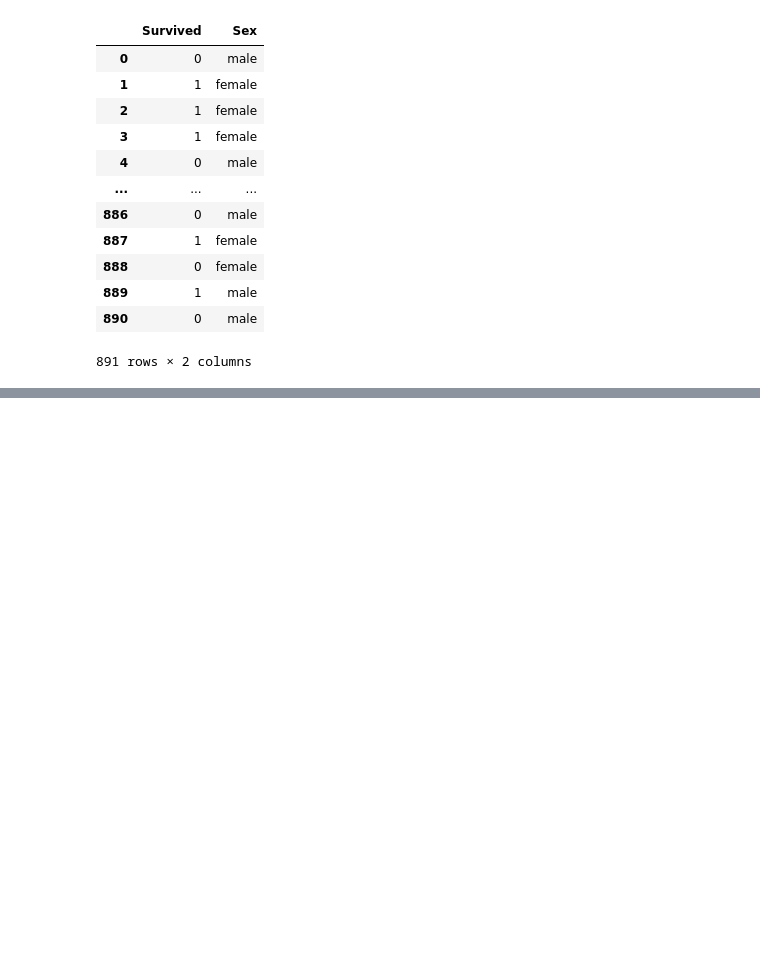
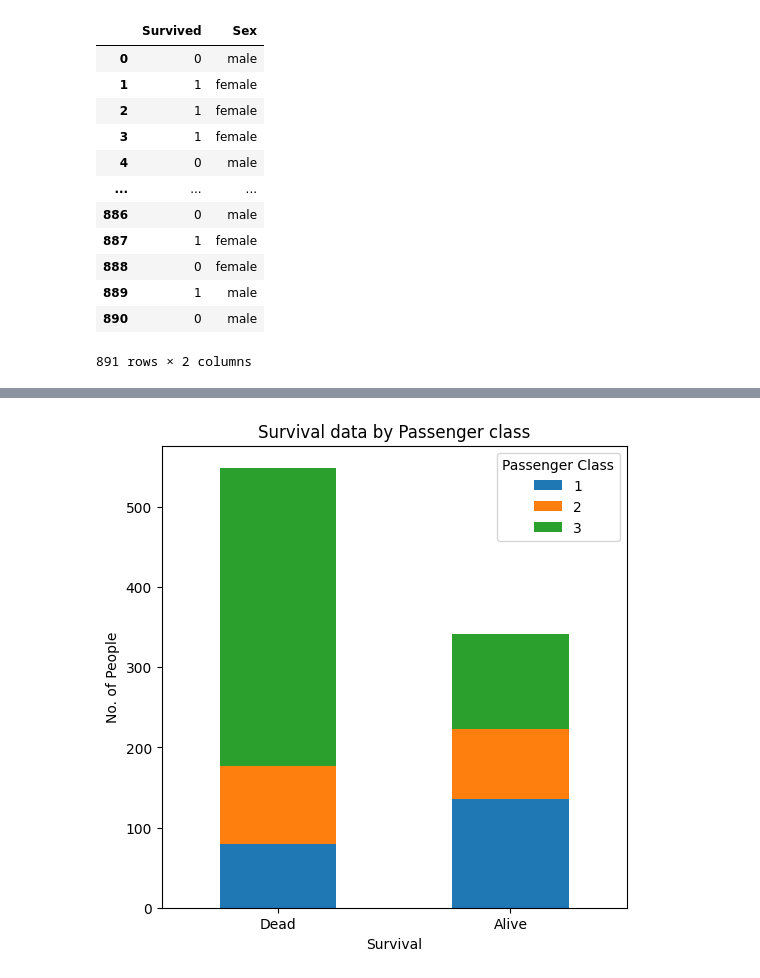
Before and after one commit to hussain00/PDS-Project, a Jupyter notebook: Project_1.ipynb, the cells around one changed output, grey strips where cells are left out. Saved outputs shown, nothing was run; the diff lists cells and outputs as text; code cells hidden in the pictures; blank space fills up the shorter version.

```diff
--- a/Project_1.ipynb
+++ b/Project_1.ipynb
@@ -85,0 +136,11 @@ import matplotlib.pyplot as plt
+# %%
+f3_data.plot(kind='bar', stacked=True, figsize=(6,6))
+
+plt.xlabel('Survival')
+plt.ylabel('No. of People')
+plt.title('Survival data by Passenger class')
+plt.xticks(ticks =[0,1], labels=['Dead', 'Alive'], rotation=0)
+plt.legend(title='Passenger Class')
+plt.show()
+# %% [output]
+[figure, added]
```
Also changed, not shown: parts of 19 cells of this notebook.
